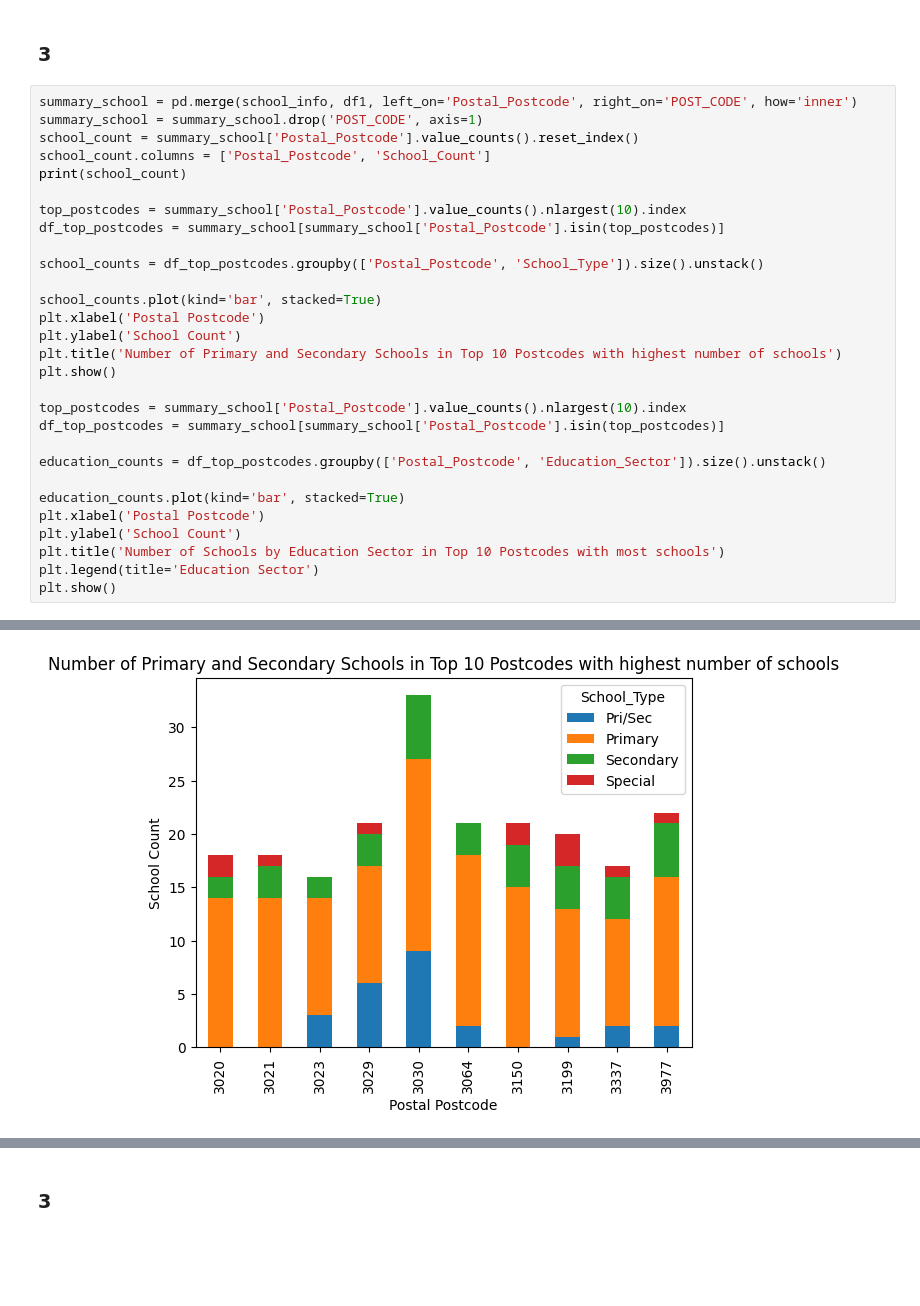
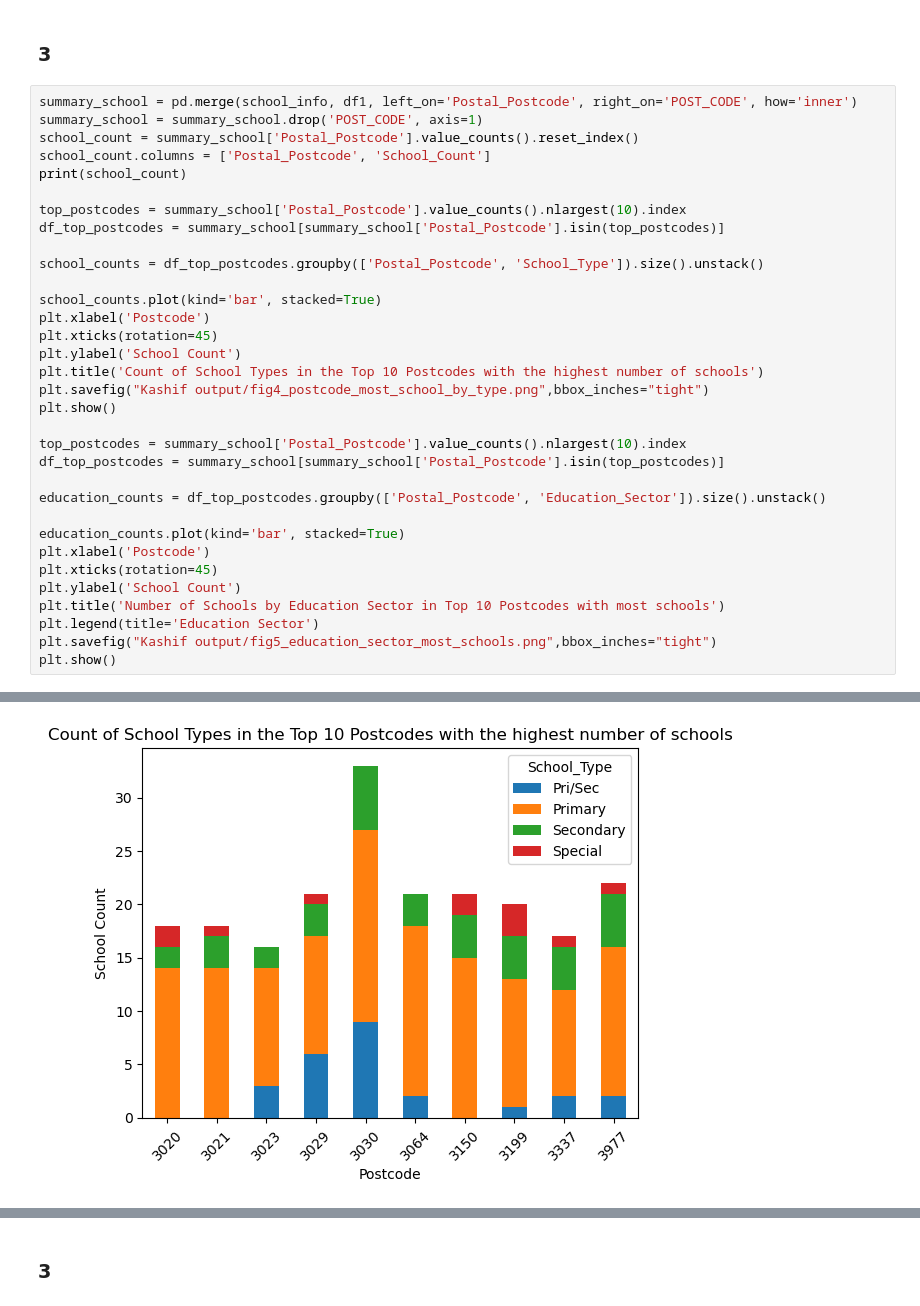
Before and after one commit to Kakhai1/bootcamp_project, a Jupyter notebook: project_bootcamp (1).ipynb, the cells around one changed output, grey strips where cells are left out. Saved outputs shown, nothing was run; the diff lists cells and outputs as text; blank space fills up the shorter version.

Commit message:
output files and edits on Kashif's work

```diff
--- a/project_bootcamp (1).ipynb
+++ b/project_bootcamp (1).ipynb
@@ -204,35 +234,39 @@ df_top_postcodes = summary_school[summary_school['Postal_Postcode'].isin(top_pos
 school_counts = df_top_postcodes.groupby(['Postal_Postcode', 'School_Type']).size().unstack()
 
 school_counts.plot(kind='bar', stacked=True)
-plt.xlabel('Postal Postcode')
+plt.xlabel('Postcode')
+plt.xticks(rotation=45)
 plt.ylabel('School Count')
-plt.title('Number of Primary and Secondary Schools in Top 10 Postcodes with highest number of schools')
+plt.title('Count of School Types in the Top 10 Postcodes with the highest number of schools')
+plt.savefig("Kashif output/fig4_postcode_most_school_by_type.png",bbox_inches="tight")
 plt.show()
 
 top_postcodes = summary_school['Postal_Postcode'].value_counts().nlargest(10).index
 df_top_postcodes = summary_school[summary_school['Postal_Postcode'].isin(top_postcodes)]
 
 education_counts = df_top_postcodes.groupby(['Postal_Postcode', 'Education_Sector']).size().unstack()
 
 education_counts.plot(kind='bar', stacked=True)
-plt.xlabel('Postal Postcode')
+plt.xlabel('Postcode')
+plt.xticks(rotation=45)
 plt.ylabel('School Count')
 plt.title('Number of Schools by Education Sector in Top 10 Postcodes with most schools')
 plt.legend(title='Education Sector')
+plt.savefig("Kashif output/fig5_education_sector_most_schools.png",bbox_inches="tight")
 plt.show()
 # %% [output]
      Postal_Postcode  School_Count
 0               3030            33
 1               3977            22
 2               3064            21
 3               3029            21
 4               3150            21
 ..               ...           ...
 185             3763             1
 186             3427             1
 187             3061             1
 188             3003             1
 189             3190             1
 
 [190 rows x 2 columns]
-[figure, old version]
+[figure, new version]
```
Also changed, not shown: parts of 9 cells of this notebook, 9 other files.
